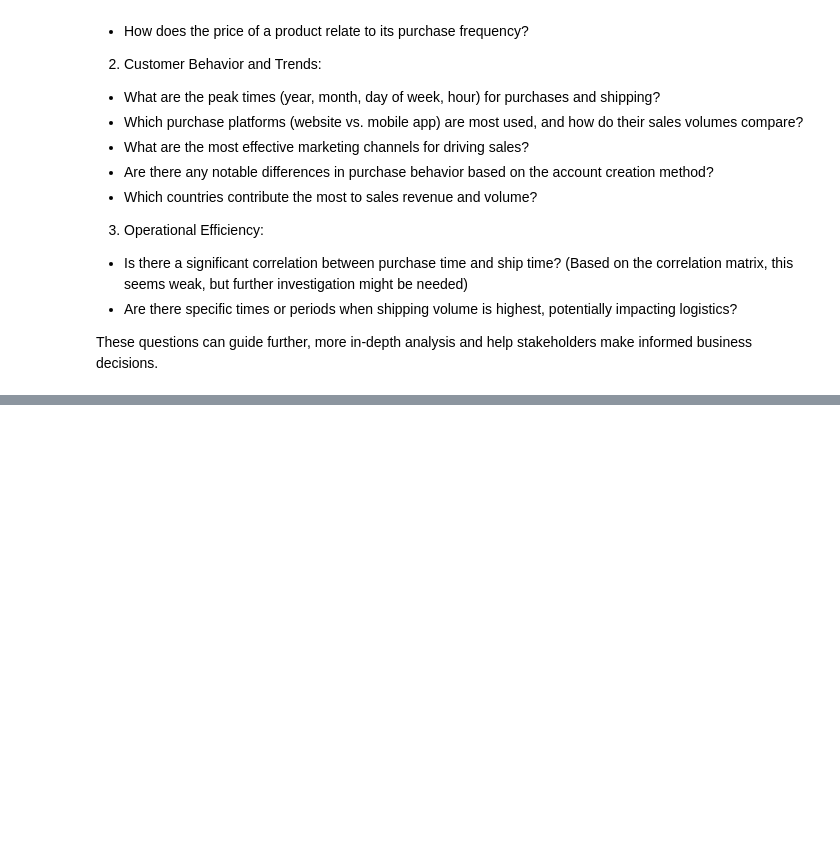
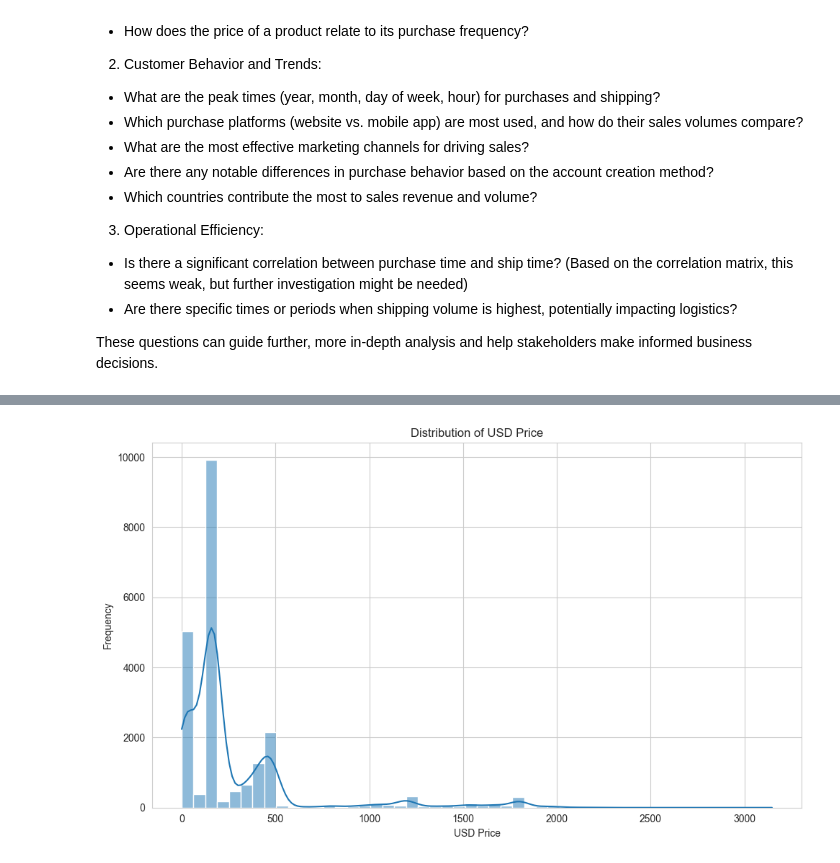
Before and after one commit to ShreyaTripathi1/Data-Analysis-GameZone, a Jupyter notebook: main.ipynb, the cells around one changed output, grey strips where cells are left out. Saved outputs shown, nothing was run; the diff lists cells and outputs as text; code cells hidden in the pictures; blank space fills up the shorter version.

Commit message:
Data Visualization

```diff
--- a/main.ipynb
+++ b/main.ipynb
@@ -384,0 +670,10 @@ These questions can guide further, more in-depth analysis and help stakeholders
+# %%
+# 1. Create new features based on the time difference between purchase and ship timestamps.
+# Calculate the time difference
+time_difference = df['SHIP_TS'] - df['PURCHASE_TS']
+
+# Calculate the shipping duration in days and add it as a new column named shipping_duration_days
+df['shipping_duration_days'] = time_difference.dt.days
+
+# Display the first few rows to show the new column
+df[['PURCHASE_TS', 'SHIP_TS', 'shipping_duration_days']].head()
@@ -384,0 +753,18 @@ These questions can guide further, more in-depth analysis and help stakeholders
+# %%
+#Create a histogram to visualize the distribution of USD_PRICE.
+import matplotlib.pyplot as plt
+import seaborn as sns
+
+# Set the style for the plots
+sns.set_style("whitegrid")
+
+# Create a histogram of USD_PRICE
+plt.figure(figsize=(10, 6))
+sns.histplot(data=df, x='USD_PRICE', bins=50, kde=True)
+plt.title('Distribution of USD Price')
+plt.xlabel('USD Price')
+plt.ylabel('Frequency')
+plt.tight_layout()
+plt.show()
+# %% [output]
+[figure, added]
```
Also changed, not shown: parts of 23 cells of this notebook.
